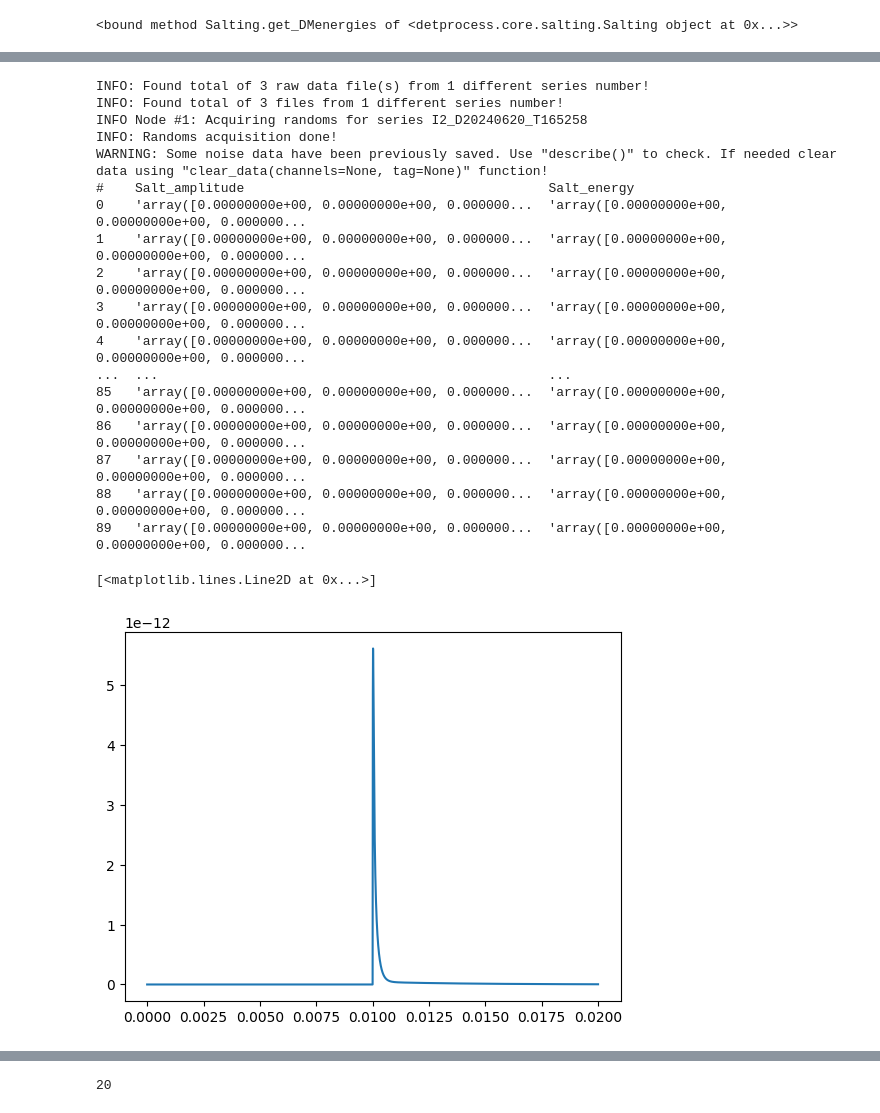
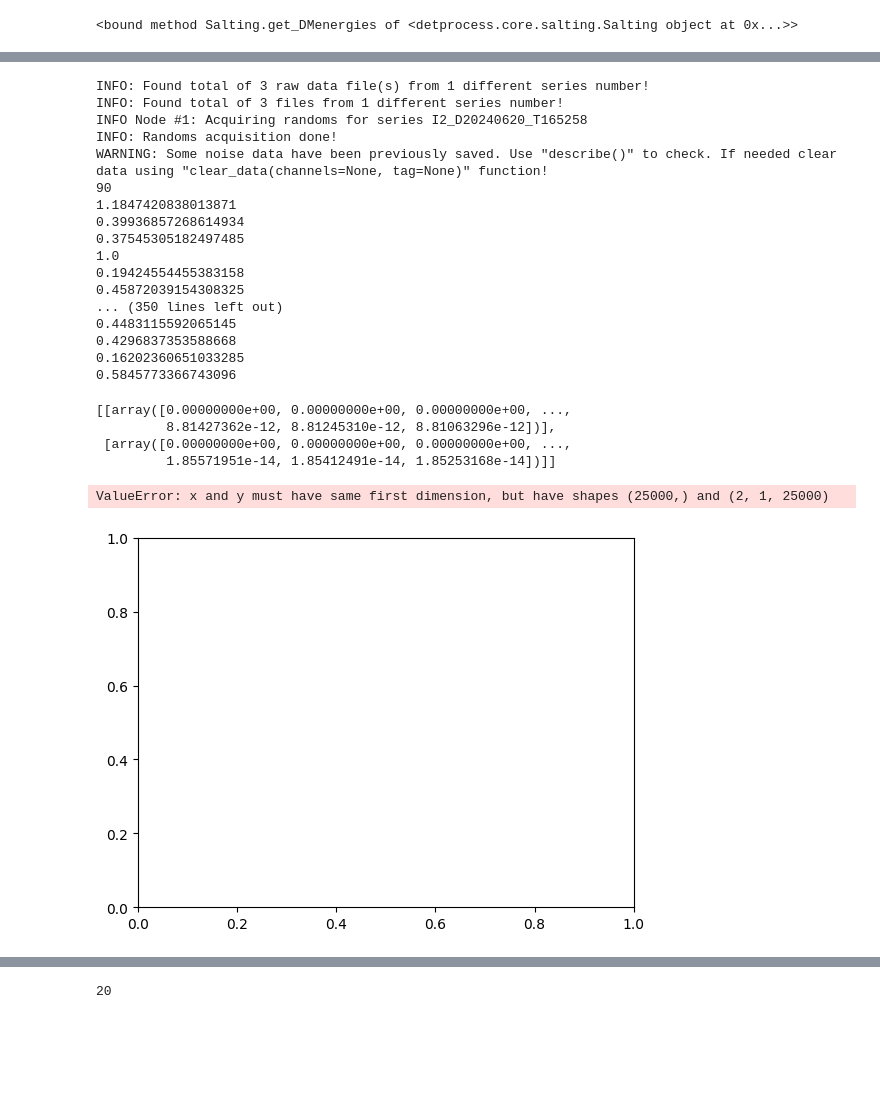
Before and after one commit to spice-herald/detprocess, a Jupyter notebook: examples/salting.ipynb, the cells around one changed output, grey strips where cells are left out. Saved outputs shown, nothing was run; the diff lists cells and outputs as text; code cells hidden in the pictures; blank space fills up the shorter version.

```diff
--- a/examples/salting.ipynb
+++ b/examples/salting.ipynb
@@ -66,5 +66,6 @@ salt._dataframe
 | 929 | 220240620165258 | 300008 | 3 | 1718927890 | 312 | 394 | ... |
 # %%
 #salt.set_iv_didv_results_from_file("/data/ucb/pylelab/run46/filterdata/continuous_I2_D20240622_T142759/didv_analysis_D20240919_T093247.hdf5")
-salt.set_iv_didv_results_from_file("/home/michael/salting/run46tests/pylelab_run46_analysis/didvMv3025pcRegular.hdf5",poles=3)
+#salt.set_iv_didv_results_from_file("/home/michael/salting/run46tests/pylelab_run46_analysis/didvMv3025pcRegular.hdf5",poles=3)
+salt.set_iv_didv_results_from_file("/home/michael/salting/run46tests/pylelab_run46_analysis/didvBOTHCHAN.hdf5",poles=3)
 # %% [output]
@@ -90,9 +112,20 @@ template.create_template_sum_twopoles('Mv3025pcRegular',
                                       trace_length_msec=trace_length_msec,
                                       pretrigger_length_msec=pretrigger_length_msec)
 
+amplitudes = [2.8e-15, 2.54e-15, 1.43e-16]
+fall_times = [10.0e-6, 99.4e-6, 930.6e-6]
+rise_times = [7.00e-6, 7.00e-6, 7.00e-6]
+
+template.create_template_sum_twopoles('Mv3025pcBigFins',
+                                      amplitudes, rise_times, fall_times,
+                                      sample_rate=fs,
+                                      trace_length_msec=trace_length_msec,
+                                      pretrigger_length_msec=pretrigger_length_msec)
+
 
 # get templates array
 template_Mv3025pcRegular, time_array = template.get_template('Mv3025pcRegular')
+template_Mv3025pcBigFins, time_array = template.get_template('Mv3025pcBigFins')
 
 
 # display
@@ -102,6 +135,9 @@ template.plot_template(['Mv3025pcRegular'], xmin=9, xmax=12)
 # %%
 salt.set_template('Mv3025pcRegular', template_Mv3025pcRegular, sample_rate=1.25e6,
                           pretrigger_length_msec=10)
+
+salt.set_template('Mv3025pcBigFins', template_Mv3025pcBigFins, sample_rate=1.25e6,
+                          pretrigger_length_msec=10)
 # %%
 salt.plot_template(channels='Mv3025pcRegular')
 # %% [output]
@@ -333,25 +369,35 @@ array([0.00018459, 0.00054707, 0.00106953, 0.00058383, 0.00059832,
 # %%
-test = salt.generate_raw_salt(90,energies=test,channels=['Mv3025pcRegular'],Usespectrum = False,cont_data = continuous_data)
+#channels=['Mv3025pcRegular','Mv3025pcBigFins']
+#channels=['Mv3025pcRegular']
+#multiply the input spectrum because it is in keV, but we need eV recoil energies
+salttest = salt.generate_raw_salt(90,energies=test*1e3,channels=['Mv3025pcRegular','Mv3025pcBigFins'],Usespectrum = False,cont_data = continuous_data)
 # %% [output]
 INFO: Found total of 3 raw data file(s) from 1 different series number!
 INFO: Found total of 3 files from 1 different series number!
 INFO Node #1: Acquiring randoms for series I2_D20240620_T165258
 INFO: Randoms acquisition done!
 WARNING: Some noise data have been previously saved. Use "describe()" to check. If needed clear data using "clear_data(channels=None, tag=None)" function!
-#    Salt_amplitude                                       Salt_energy
-0    'array([0.00000000e+00, 0.00000000e+00, 0.000000...  'array([0.00000000e+00, 0.00000000e+00, 0.000000...
-1    'array([0.00000000e+00, 0.00000000e+00, 0.000000...  'array([0.00000000e+00, 0.00000000e+00, 0.000000...
-2    'array([0.00000000e+00, 0.00000000e+00, 0.000000...  'array([0.00000000e+00, 0.00000000e+00, 0.000000...
-3    'array([0.00000000e+00, 0.00000000e+00, 0.000000...  'array([0.00000000e+00, 0.00000000e+00, 0.000000...
-4    'array([0.00000000e+00, 0.00000000e+00, 0.000000...  'array([0.00000000e+00, 0.00000000e+00, 0.000000...
-...  ...                                                  ...
-85   'array([0.00000000e+00, 0.00000000e+00, 0.000000...  'array([0.00000000e+00, 0.00000000e+00, 0.000000...
-86   'array([0.00000000e+00, 0.00000000e+00, 0.000000...  'array([0.00000000e+00, 0.00000000e+00, 0.000000...
-87   'array([0.00000000e+00, 0.00000000e+00, 0.000000...  'array([0.00000000e+00, 0.00000000e+00, 0.000000...
-88   'array([0.00000000e+00, 0.00000000e+00, 0.000000...  'array([0.00000000e+00, 0.00000000e+00, 0.000000...
-89   'array([0.00000000e+00, 0.00000000e+00, 0.000000...  'array([0.00000000e+00, 0.00000000e+00, 0.000000...
+90
+1.1847420838013871
+0.39936857268614934
+0.37545305182497485
+1.0
+0.19424554455383158
+0.45872039154308325
+... (350 lines left out)
+0.4483115592065145
+0.4296837353588668
+0.16202360651033285
+0.5845773366743096
+# %%
+salttest[0]
+# %% [output]
+[[array([0.00000000e+00, 0.00000000e+00, 0.00000000e+00, ...,
+         8.81427362e-12, 8.81245310e-12, 8.81063296e-12])],
+ [array([0.00000000e+00, 0.00000000e+00, 0.00000000e+00, ...,
+         1.85571951e-14, 1.85412491e-14, 1.85253168e-14])]]
 # %%
-plt.plot(time_array,test[0])
+plt.plot(time_array,salttest[0])
 # %% [output]
-[<matplotlib.lines.Line2D at 0x...>]
+ValueError: x and y must have same first dimension, but have shapes (25000,) and (2, 1, 25000)
-[figure, old version]
+[figure, new version]
```
Also changed, not shown: parts of 19 cells of this notebook, 1 other file.
